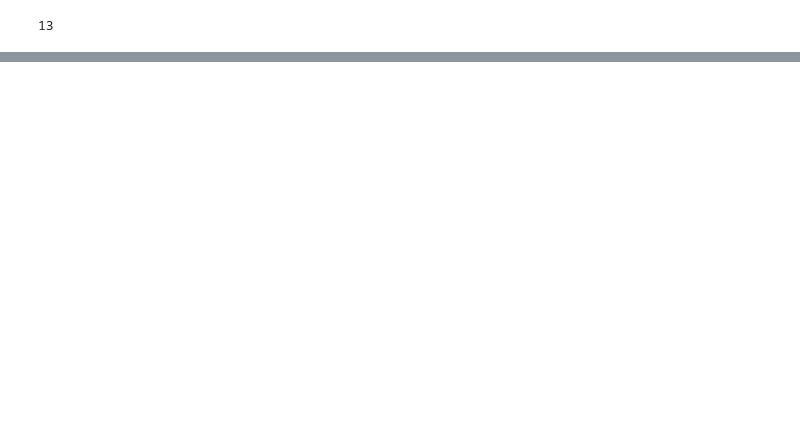
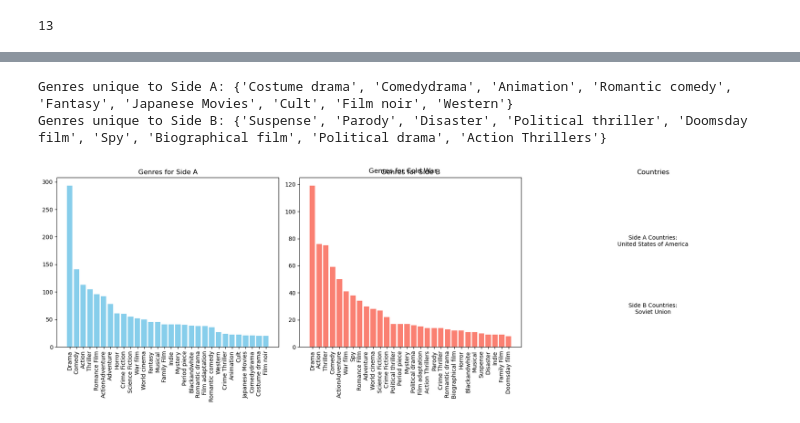
Before and after one commit to epfl-ada/ada-2024-project-americandentalassociation, a Jupyter notebook: Wars_Cleaning.ipynb, the cells around one changed output, grey strips where cells are left out. Cells and saved outputs as stored; diff of their text form; code cells hidden in the pictures; blank space fills up the shorter version.

```diff
--- a/Wars_Cleaning.ipynb
+++ b/Wars_Cleaning.ipynb
@@ -225,7 +240,7 @@ def process_side (side):
         side.append("Russia")
     return side
 
-def find_movies(movies, start_year, end_year, side_1, side_2):
+def find_movies(movies, start_year, end_year, side_1, side_2, threshold=10):
     side_1 = process_side(side_1)
     side_2 = process_side(side_2)
 
@@ -235,23 +250,23 @@ def find_movies(movies, start_year, end_year, side_1, side_2):
     for c in side_1:
         m = movies_war[movies_war['Countries'].apply(lambda x: c in x)]
         movies_war_1 = pd.concat([movies_war_1, m])
-    movies_war_1 = movies_war_1.drop_duplicates()
+    movies_war_1 = movies_war_1.drop_duplicates(subset="Title")
 
     movies_war_2 = pd.DataFrame()
     for c in side_2:
         m = movies_war[movies_war['Countries'].apply(lambda x: c in x)]
         movies_war_2 = pd.concat([movies_war_2, m])
-    movies_war_2 = movies_war_2.drop_duplicates()
+    movies_war_2 = movies_war_2.drop_duplicates(subset="Title")
 
-    print(movies_war_1.shape, movies_war_2.shape)
+    # print(movies_war_1.shape, movies_war_2.shape)
 
-    if len(movies_war_1)<10 or len(movies_war_2)<10:
+    if len(movies_war_1)<threshold or len(movies_war_2)<threshold:
         print("Not enough movies")
         return None, None
 
     return movies_war_1, movies_war_2
 
-def find_movies_summary(movies, start_year, end_year, side_1, side_2):
+def find_movies_summary(movies, start_year, end_year, side_1, side_2, threshold=10):
     side_1 = process_side(side_1)
     side_2 = process_side(side_2)
 
@@ -261,17 +276,17 @@ def find_movies_summary(movies, start_year, end_year, side_1, side_2):
     for c in side_1:
         m = movies_war[movies_war['summary'].apply(lambda x: c.lower() in x.lower())]
         movies_war_1 = pd.concat([movies_war_1, m])
-    movies_war_1 = movies_war_1.drop_duplicates()
+    movies_war_1 = movies_war_1.drop_duplicates(subset="Title")
 
     movies_war_2 = pd.DataFrame()
     for c in side_2:
         m = movies_war[movies_war['summary'].apply(lambda x: c.lower() in x.lower())]
         movies_war_2 = pd.concat([movies_war_2, m])
-    movies_war_2 = movies_war_2.drop_duplicates()
+    movies_war_2 = movies_war_2.drop_duplicates(subset="Title")
 
-    print(movies_war_1.shape, movies_war_2.shape)
+    # print(movies_war_1.shape, movies_war_2.shape)
 
-    if len(movies_war_1)<10 or len(movies_war_2)<10:
+    if len(movies_war_1)<threshold or len(movies_war_2)<threshold:
         print("Not enough movies")
         return None, None
 
@@ -366,0 +439,60 @@ The conflicts to check are ['Cold War', 'Communist Coalition', 'Invasion of Iraq
+# %%
+import matplotlib.pyplot as plt
+from collections import Counter
+
+war_names_r = ["Cold War", "Korean", "Vietnam War, Phase 2", "World War II"]
+for war in war_names_r:
+    war_data = wars[wars.index == war]
+    if war == 'Korean': war = 'Korean War'
+    elif war == 'Vietnam War, Phase 2': war = 'Vietnam War'
+    side_1, side_2 = find_sides(war_data)
+    side_1_copy = side_1.copy()
+    side_2_copy = side_2.copy()
+    start_year, end_year = find_years(war_data)
+    movies_war_1, movies_war_2 = find_movies_summary(movies, start_year, end_year, side_1_copy, side_2_copy)
+
+    all_genres_1 = movies_war_1['Genres'].dropna().apply(lambda x: x if isinstance(x, list) else x.split(','))
+    genres_count_1 = Counter([genre.strip() for genres in all_genres_1 for genre in genres])
+    genres_count_1_r = dict(genres_count_1.most_common(30))
+
+    all_genres_2 = movies_war_2['Genres'].dropna().apply(lambda x: x if isinstance(x, list) else x.split(','))
+    genres_count_2 = Counter([genre.strip() for genres in all_genres_2 for genre in genres])
+    genres_count_2_r = dict(genres_count_2.most_common(30))
+
+    # Compute genre differences
+    genres_1_set, genres_2_set = set(genres_count_1_r.keys()), set(genres_count_2_r.keys())
+    unique_to_side_1 = genres_1_set - genres_2_set
+    unique_to_side_2 = genres_2_set - genres_1_set
+    print(f"Genres unique to Side A: {unique_to_side_1}")
+    print(f"Genres unique to Side B: {unique_to_side_2}")
+
+    # Create figure with three subplots
+    fig = plt.figure(figsize=(18, 6))
+
+    # Bar plots for genre counts
+    ax1 = fig.add_subplot(1, 3, 1)
+    ax1.bar(list(genres_count_1_r.keys()), list(genres_count_1_r.values()), color='skyblue')
+    ax1.set_xticklabels(genres_count_1_r.keys(), rotation=90)
+    ax1.set_title("Genres for Side A")
+
+    ax2 = fig.add_subplot(1, 3, 2)
+    ax2.bar(list(genres_count_2_r.keys()), list(genres_count_2_r.values()), color='salmon')
+    ax2.set_xticklabels(genres_count_2_r.keys(), rotation=90)
+    ax2.set_title("Genres for Side B")
+
+    # Display lists of countries
+    ax3 = fig.add_subplot(1, 3, 3)
+    side_1_countries = "\n".join(side_1)
+    side_2_countries = "\n".join(side_2)
+    ax3.text(0.5, 0.6, f"Side A Countries:\n{side_1_countries}", ha='center', fontsize=10, wrap=True)
+    ax3.text(0.5, 0.2, f"Side B Countries:\n{side_2_countries}", ha='center', fontsize=10, wrap=True)
+    ax3.axis('off')
+    ax3.set_title("Countries")
+
+    plt.tight_layout()
+    plt.suptitle(f"Genres for {war}")
+    plt.show()
+# %% [output]
+Genres unique to Side A: {'Costume drama', 'Comedydrama', 'Animation', 'Romantic comedy', 'Fantasy', 'Japanese Movies', 'Cult', 'Film noir', 'Western'}
+Genres unique to Side B: {'Suspense', 'Parody', 'Disaster', 'Political thriller', 'Doomsday film', 'Spy', 'Biographical film', 'Political drama', 'Action Thrillers'}
+[figure, added]
```
Also changed, not shown: parts of 23 cells of this notebook, 5 other files.
